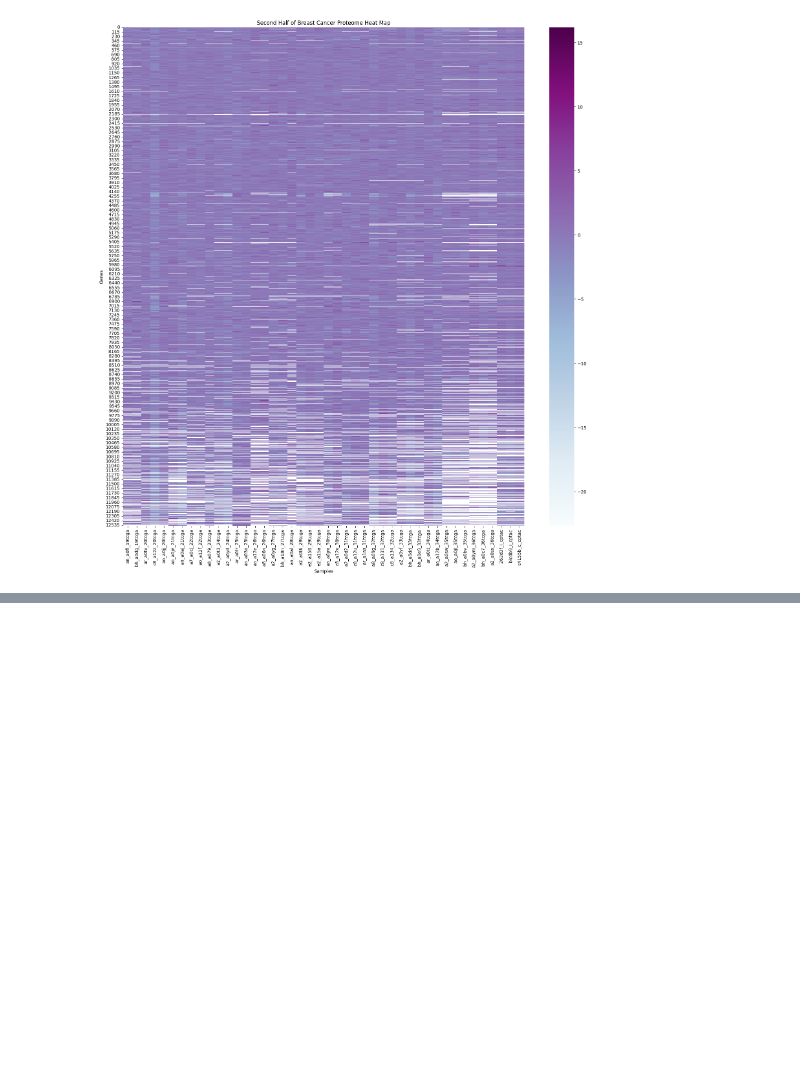
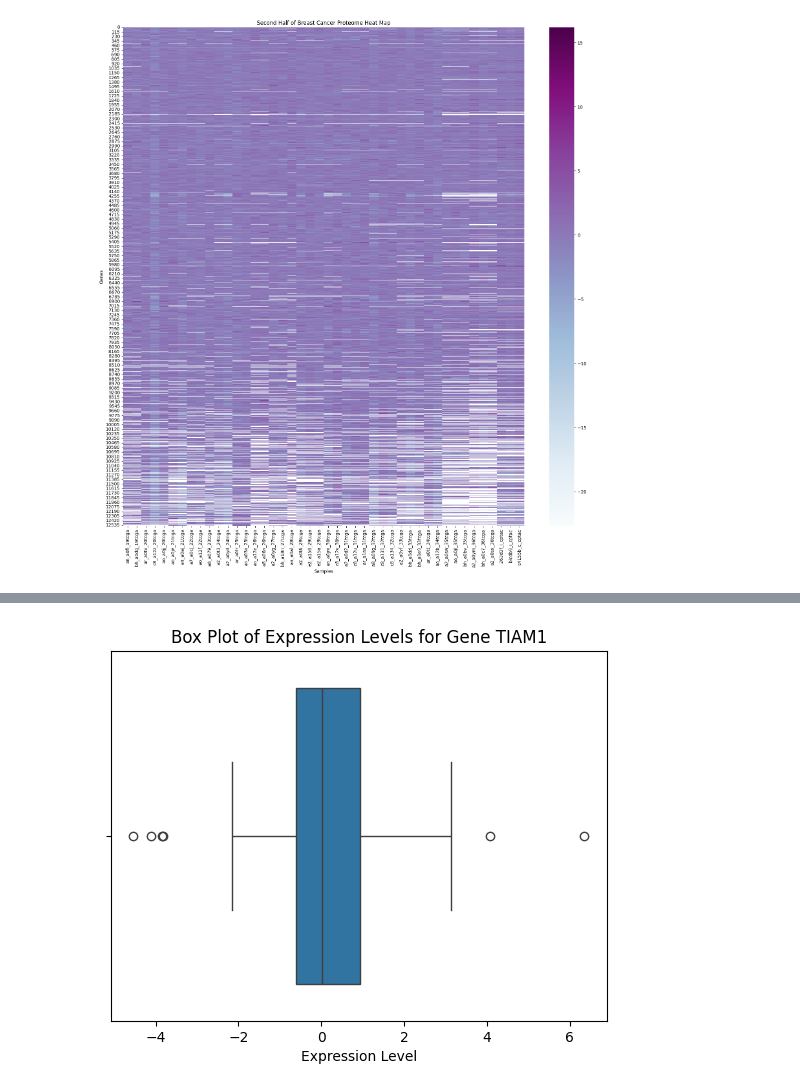
Before and after one commit to Edgar-Pacheco/Team4HacktoberFest2023, a Jupyter notebook: src/explore data/proteome_heatmap.ipynb, the cells around one changed output, grey strips where cells are left out. Cells and saved outputs as stored; diff of their text form; code cells hidden in the pictures; blank space fills up the shorter version.

```diff
--- a/src/explore data/proteome_heatmap.ipynb
+++ b/src/explore data/proteome_heatmap.ipynb
@@ -138,0 +166,10 @@ __Gráfico 3.__ _HeatMap of the second half of the DataSet._ The expression prof
+# %%
+gene_index = 6675
+bptiam1 = sns.boxplot(x=df_numeric.loc[gene_index])
+plt.title(f'Box Plot of Expression Levels for Gene {df.gene_symbol[gene_index]}')
+plt.xlabel('Expression Level')
+bp2 = bptiam1.get_figure()
+bp2.savefig('TIAM1_BoxPlot.png', dpi=400)
+plt.show()
+# %% [output]
+[figure, added]
```
Also changed, not shown: parts of 29 cells of this notebook.
